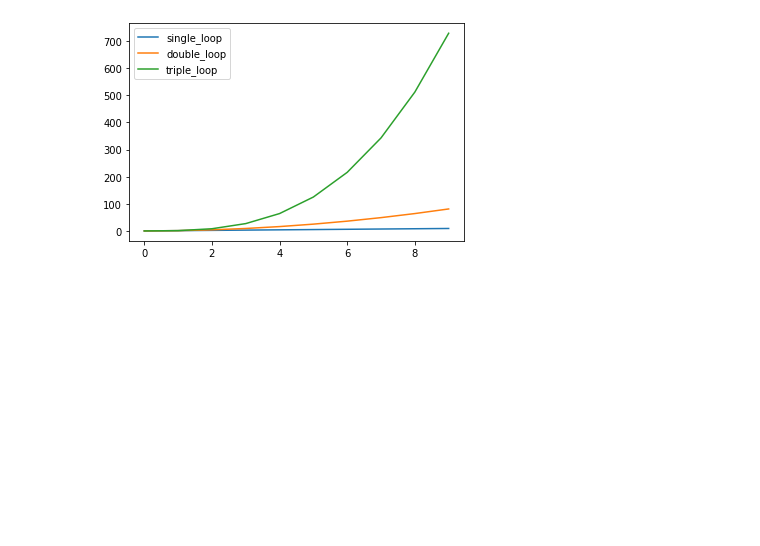
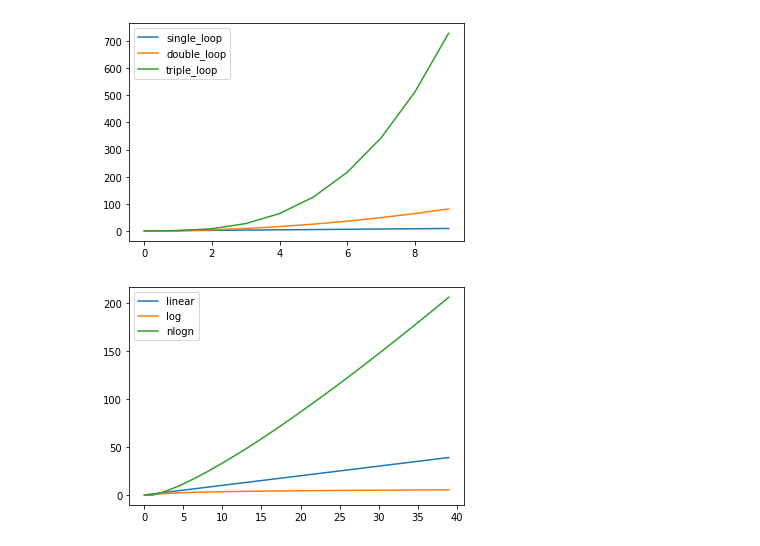
Before and after one commit to alope107/big-o, a Jupyter notebook: demo.ipynb, the cells around one changed output. Saved outputs shown, nothing was run; the diff lists cells and outputs as text; code cells hidden in the pictures; blank space fills up the shorter version.

Commit message:
Added baselines and removed globals.
- Added baseline functions for common growth.

- Made tracker not be a global variable anymore.

```diff
--- a/demo.ipynb
+++ b/demo.ipynb
@@ -33,2 +31,6 @@ compare_growth((single_loop, double_loop, triple_loop), list(range(10)), tracker
 # %% [output]
 [figure]
+# %%
+compare_growth((linear, log, nlogn), range(0, 40))
+# %% [output]
+[figure, added]
```
Also changed, not shown: parts of 5 cells of this notebook, 3 other files.
